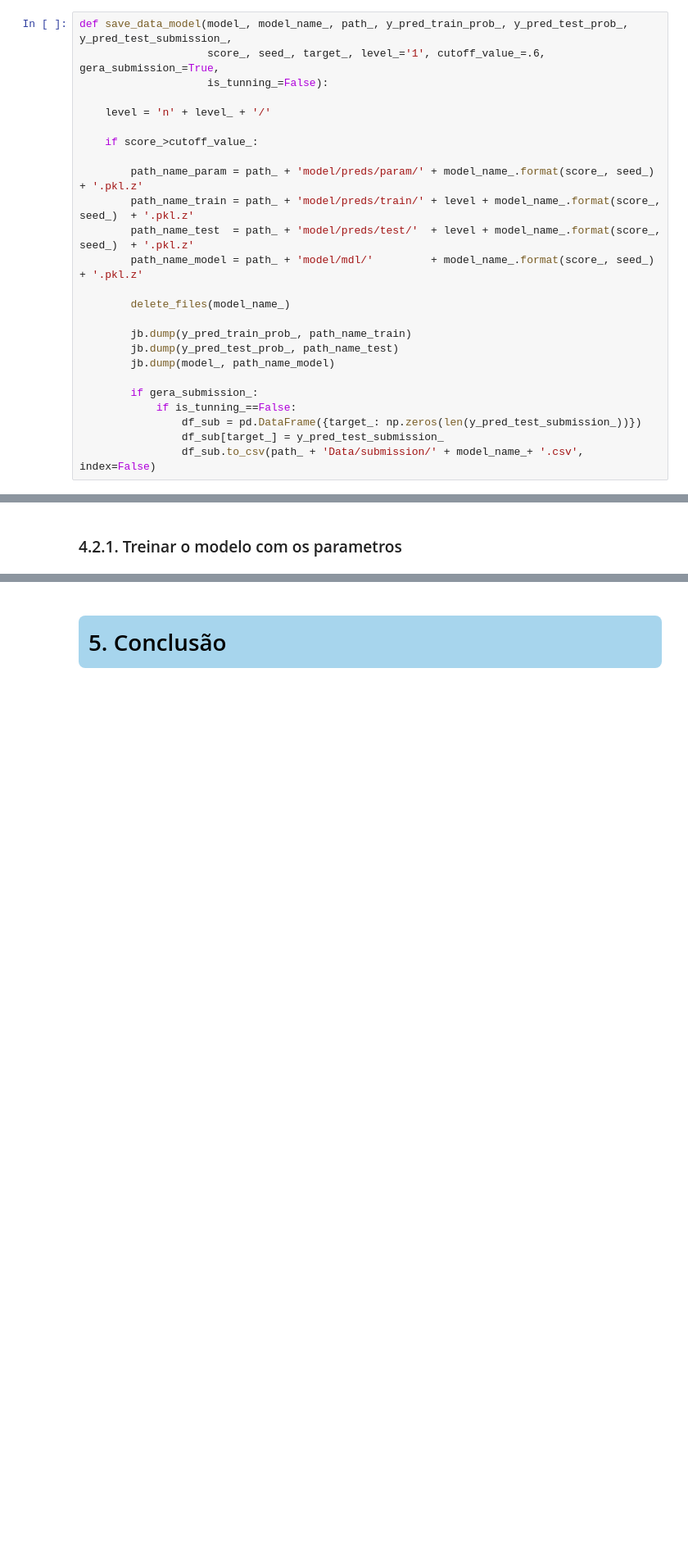
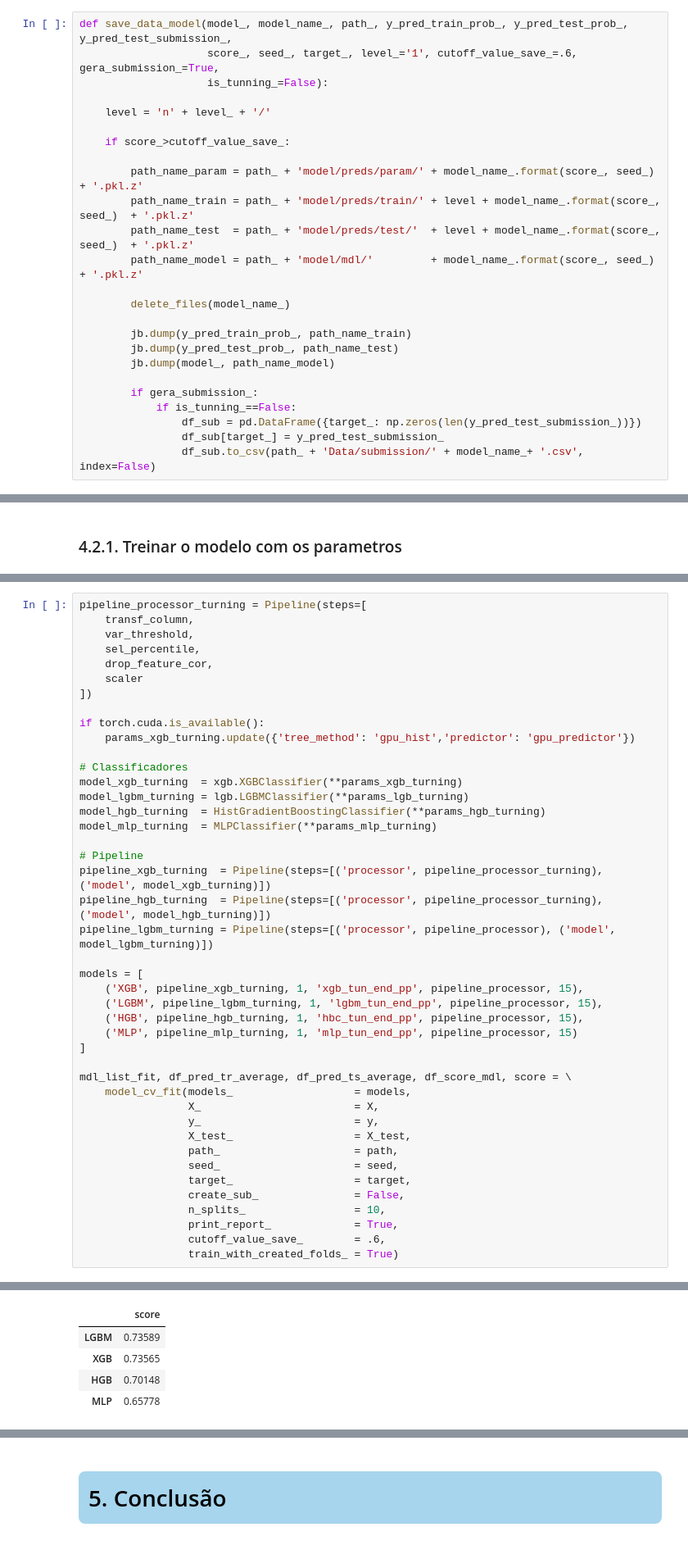
Before and after one commit to rogeriodelfim/Competicoes, a Jupyter notebook: Flai/10/03 - Tunning.ipynb, the cells around one changed output, grey strips where cells are left out. Shown: that part at 82% size. Drawn from its saved outputs; the diff is of its cells as text; blank space fills up the shorter version.

```diff
--- a/Flai/10/03 - Tunning.ipynb
+++ b/Flai/10/03 - Tunning.ipynb
@@ -903,12 +906,12 @@ def delete_files(namefile):
                         os.remove(os.path.join(raiz, arquivo))
 # %%
 def save_data_model(model_, model_name_, path_, y_pred_train_prob_, y_pred_test_prob_, y_pred_test_submission_,
-                    score_, seed_, target_, level_='1', cutoff_value_=.6, gera_submission_=True,
+                    score_, seed_, target_, level_='1', cutoff_value_save_=.6, gera_submission_=True,
                     is_tunning_=False):
 
     level = 'n' + level_ + '/'
 
-    if score_>cutoff_value_:
+    if score_>cutoff_value_save_:
 
         path_name_param = path_ + 'model/preds/param/' + model_name_.format(score_, seed_) + '.pkl.z'
         path_name_train = path_ + 'model/preds/train/' + level + model_name_.format(score_, seed_)  + '.pkl.z'
@@ -2883,0 +3305,44 @@ print('F1-score: {:5f}'.format(f1_score(y_valid, _.predict(X_valid))))
+# %%
+pipeline_processor_turning = Pipeline(steps=[
+    transf_column,
+    var_threshold,
+    sel_percentile,
+    drop_feature_cor,
+    scaler
+])
+
+if torch.cuda.is_available():
+    params_xgb_turning.update({'tree_method': 'gpu_hist','predictor': 'gpu_predictor'})
+
+# Classificadores
+model_xgb_turning  = xgb.XGBClassifier(**params_xgb_turning)
+model_lgbm_turning = lgb.LGBMClassifier(**params_lgb_turning)
+model_hgb_turning  = HistGradientBoostingClassifier(**params_hgb_turning)
+model_mlp_turning  = MLPClassifier(**params_mlp_turning)
+
+# Pipeline
+pipeline_xgb_turning  = Pipeline(steps=[('processor', pipeline_processor_turning), ('model', model_xgb_turning)])
+pipeline_hgb_turning  = Pipeline(steps=[('processor', pipeline_processor_turning), ('model', model_hgb_turning)])
+pipeline_lgbm_turning = Pipeline(steps=[('processor', pipeline_processor), ('model', model_lgbm_turning)])
+
+models = [
+    ('XGB', pipeline_xgb_turning, 1, 'xgb_tun_end_pp', pipeline_processor, 15),
+    ('LGBM', pipeline_lgbm_turning, 1, 'lgbm_tun_end_pp', pipeline_processor, 15),
+    ('HGB', pipeline_hgb_turning, 1, 'hbc_tun_end_pp', pipeline_processor, 15),
+    ('MLP', pipeline_mlp_turning, 1, 'mlp_tun_end_pp', pipeline_processor, 15)
+]
+
+mdl_list_fit, df_pred_tr_average, df_pred_ts_average, df_score_mdl, score = \
+    model_cv_fit(models_                   = models,
+                 X_                        = X,
+                 y_                        = y,
+                 X_test_                   = X_test,
+                 path_                     = path,
+                 seed_                     = seed,
+                 target_                   = target,
+                 create_sub_               = False,
+                 n_splits_                 = 10,
+                 print_report_             = True,
+                 cutoff_value_save_        = .6,
+                 train_with_created_folds_ = True)
+# %% [output]
@@ -2883,0 +3366,5 @@ print('F1-score: {:5f}'.format(f1_score(y_valid, _.predict(X_valid))))
+|  | score |
+| LGBM | 0.73589 |
+| XGB | 0.73565 |
+| HGB | 0.70148 |
+| MLP | 0.65778 |
```
Also changed, not shown: parts of 87 cells of this notebook, 3 other files.
